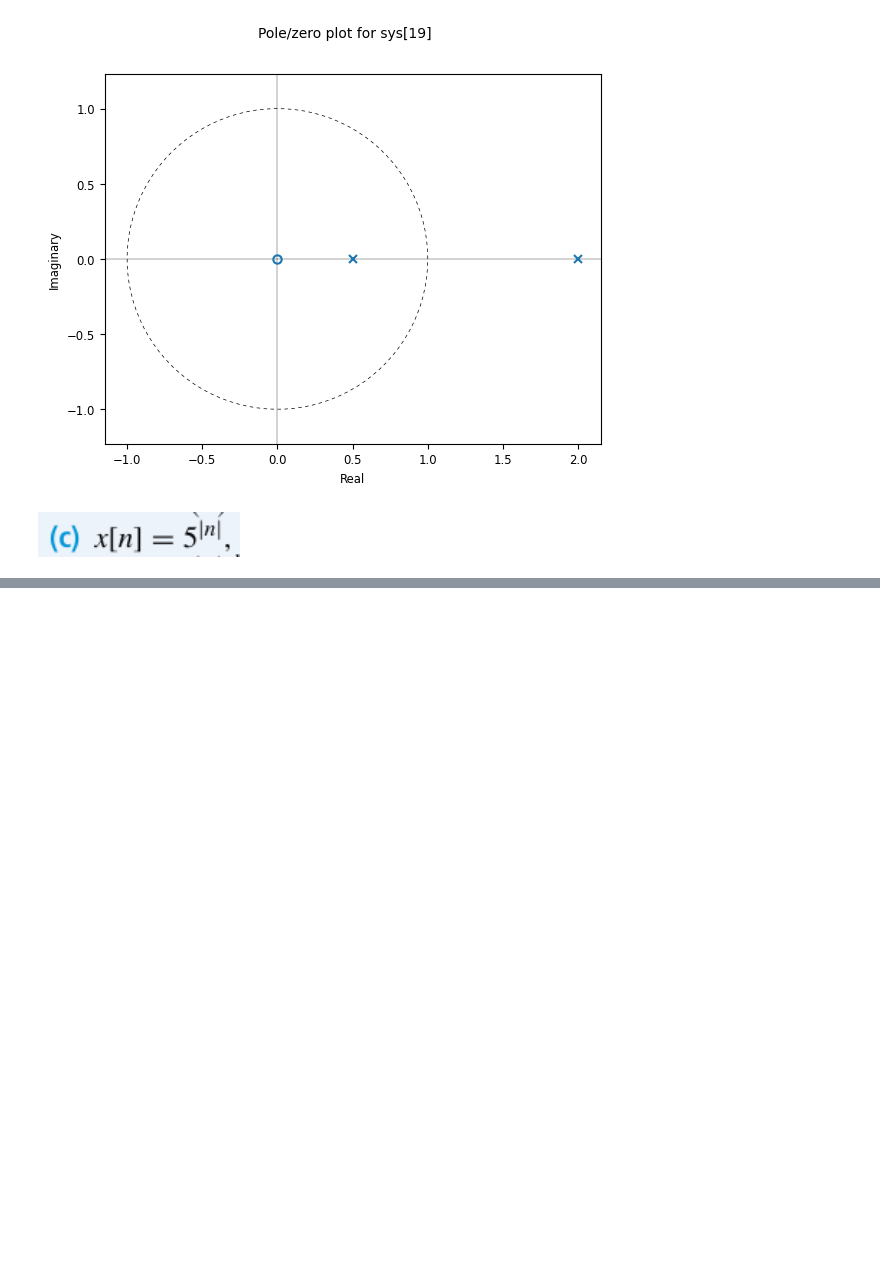
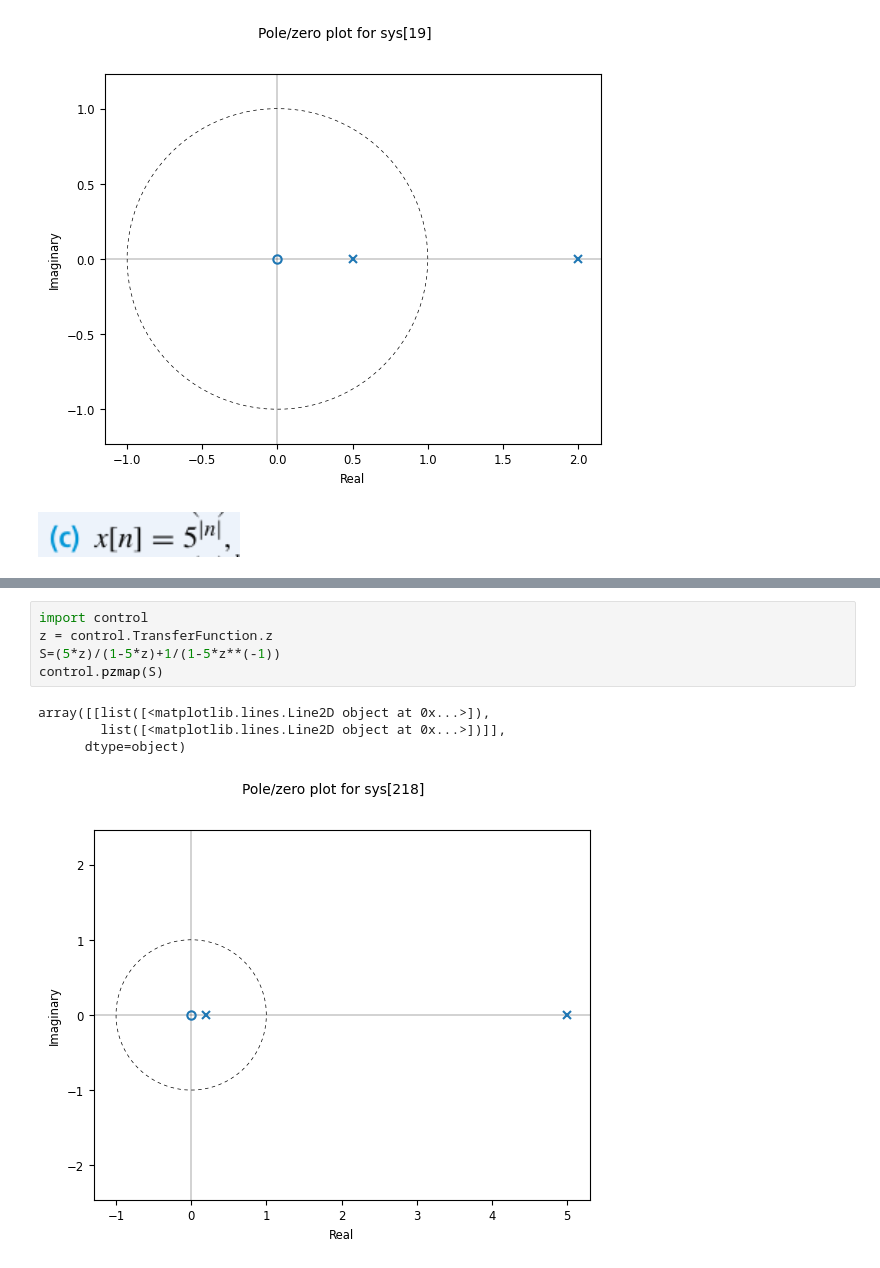
Before and after one commit to Teun0n/DTSP_notes, a Jupyter notebook: kap3.ipynb, the cells around one changed output, grey strips where cells are left out. Saved outputs shown, nothing was run; the diff lists cells and outputs as text; blank space fills up the shorter version.

```diff
--- a/kap3.ipynb
+++ b/kap3.ipynb
@@ -74,0 +85,10 @@ array([[list([<matplotlib.lines.Line2D object at 0x...>]),
+# %%
+import control
+z = control.TransferFunction.z
+S=(5*z)/(1-5*z)+1/(1-5*z**(-1))
+control.pzmap(S)
+# %% [output]
+array([[list([<matplotlib.lines.Line2D object at 0x...>]),
+        list([<matplotlib.lines.Line2D object at 0x...>])]],
+      dtype=object)
+[figure, added]
```
Also changed, not shown: parts of 15 cells of this notebook.
